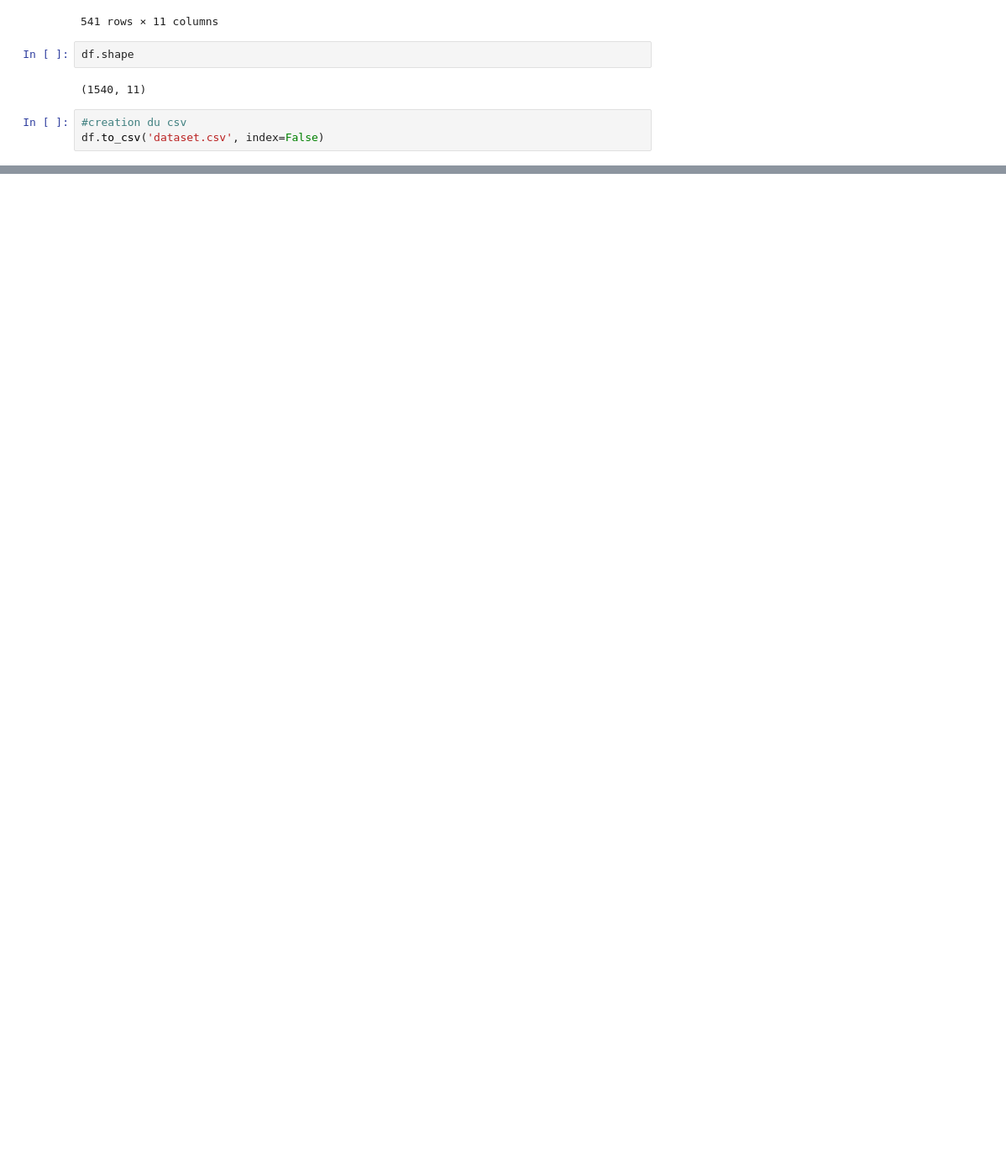
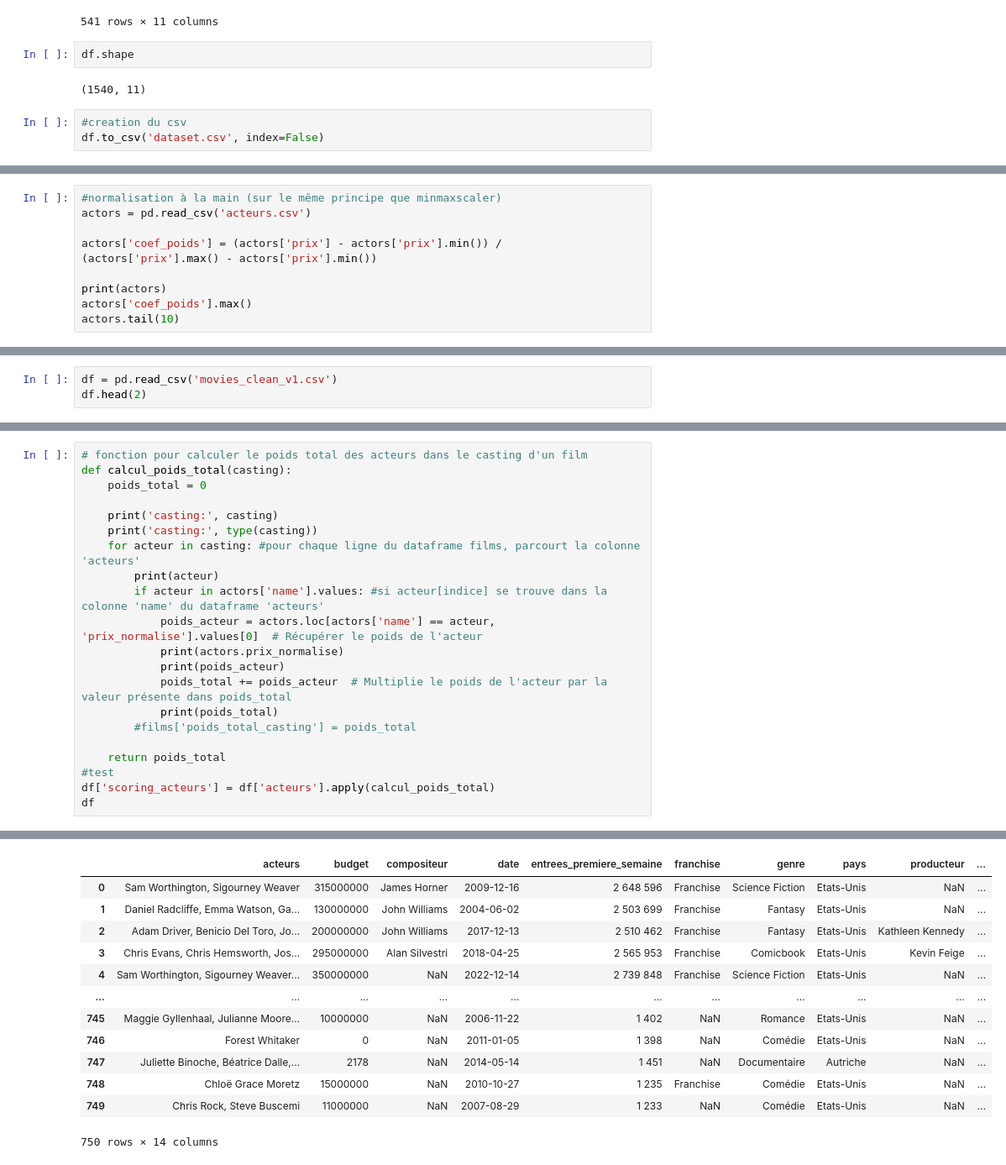
Before and after one commit to Melobgn/cinema_prediction, a Jupyter notebook: feature_engineering.ipynb, the cells around one changed output, grey strips where cells are left out. Shown at 84% size. Cells and saved outputs as stored; diff of their text form; blank space fills up the shorter version.

Commit message:
cleaning

```diff
--- a/feature_engineering.ipynb
+++ b/feature_engineering.ipynb
@@ -288,0 +291,9 @@ df.to_csv('dataset.csv', index=False)
+# %%
+#normalisation à la main (sur le même principe que minmaxscaler)
+actors = pd.read_csv('acteurs.csv')
+
+actors['coef_poids'] = (actors['prix'] - actors['prix'].min()) / (actors['prix'].max() - actors['prix'].min())
+
+print(actors)
+actors['coef_poids'].max()
+actors.tail(10)
@@ -288,0 +336,3 @@ df.to_csv('dataset.csv', index=False)
+# %%
+df = pd.read_csv('movies_clean_v1.csv')
+df.head(2)
@@ -288,0 +343,22 @@ df.to_csv('dataset.csv', index=False)
+# %%
+# fonction pour calculer le poids total des acteurs dans le casting d'un film
+def calcul_poids_total(casting):
+    poids_total = 0
+
+    print('casting:', casting)
+    print('casting:', type(casting))
+    for acteur in casting: #pour chaque ligne du dataframe films, parcourt la colonne 'acteurs'
+        print(acteur)
+        if acteur in actors['name'].values: #si acteur[indice] se trouve dans la colonne 'name' du dataframe 'acteurs'
+            poids_acteur = actors.loc[actors['name'] == acteur, 'prix_normalise'].values[0]  # Récupérer le poids de l'acteur
+            print(actors.prix_normalise)
+            print(poids_acteur)
+            poids_total += poids_acteur  # Multiplie le poids de l'acteur par la valeur présente dans poids_total
+            print(poids_total)
+        #films['poids_total_casting'] = poids_total
+
+    return poids_total
+#test
+df['scoring_acteurs'] = df['acteurs'].apply(calcul_poids_total)
+df
+# %% [output]
@@ -288,0 +382,13 @@ df.to_csv('dataset.csv', index=False)
+|  | acteurs | budget | compositeur | date | entrees_premiere_semaine | franchise | genre | pays | producteur | ... |
+| 0 | Sam Worthington, Sigourney Weaver | 315000000 | James Horner | 2009-12-16 | 2 648 596 | Franchise | Science Fiction | Etats-Unis | NaN | ... |
+| 1 | Daniel Radcliffe, Emma Watson, Ga... | 130000000 | John Williams | 2004-06-02 | 2 503 699 | Franchise | Fantasy | Etats-Unis | NaN | ... |
+| 2 | Adam Driver, Benicio Del Toro, Jo... | 200000000 | John Williams | 2017-12-13 | 2 510 462 | Franchise | Fantasy | Etats-Unis | Kathleen Kennedy | ... |
+| 3 | Chris Evans, Chris Hemsworth, Jos... | 295000000 | Alan Silvestri | 2018-04-25 | 2 565 953 | Franchise | Comicbook | Etats-Unis | Kevin Feige | ... |
+| 4 | Sam Worthington, Sigourney Weaver... | 350000000 | NaN | 2022-12-14 | 2 739 848 | Franchise | Science Fiction | Etats-Unis | NaN | ... |
+| ... | ... | ... | ... | ... | ... | ... | ... | ... | ... | ... |
+| 745 | Maggie Gyllenhaal, Julianne Moore... | 10000000 | NaN | 2006-11-22 | 1 402 | NaN | Romance | Etats-Unis | NaN | ... |
+| 746 | Forest Whitaker | 0 | NaN | 2011-01-05 | 1 398 | NaN | Comédie | Etats-Unis | NaN | ... |
+| 747 | Juliette Binoche, Béatrice Dalle,... | 2178 | NaN | 2014-05-14 | 1 451 | NaN | Documentaire | Autriche | NaN | ... |
+| 748 | Chloë Grace Moretz | 15000000 | NaN | 2010-10-27 | 1 235 | Franchise | Comédie | Etats-Unis | NaN | ... |
+| 749 | Chris Rock, Steve Buscemi | 11000000 | NaN | 2007-08-29 | 1 233 | NaN | Comédie | Etats-Unis | NaN | ... |
+750 rows × 14 columns
```
Also changed, not shown: parts of 5 cells of this notebook, 6 other files.
